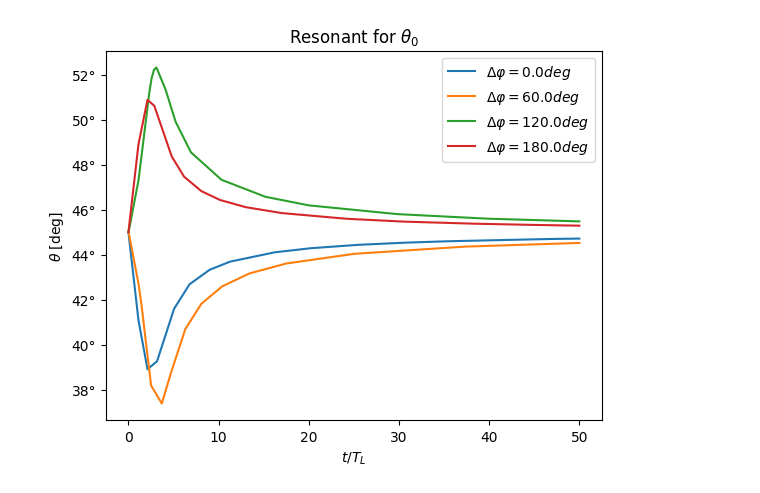
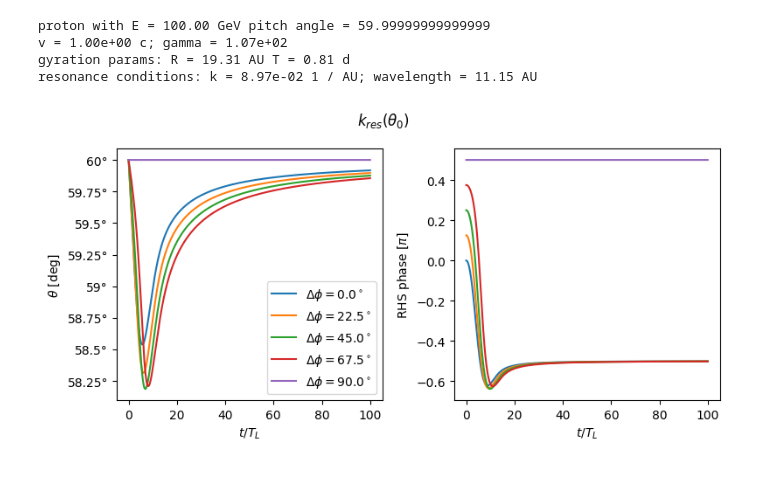
Before and after one commit to nj-vs-vh/gssi-he-th, a Jupyter notebook: Pitch Angle Diffusion Simulation.ipynb, the cells around one changed output. Drawn from its saved outputs; the diff is of its cells as text; code cells hidden in the pictures.

```diff
--- a/Pitch Angle Diffusion Simulation.ipynb
+++ b/Pitch Angle Diffusion Simulation.ipynb
@@ -391,35 +223,45 @@ def get_mu_rhs(
 # %%
-theta0 = np.pi / 4
-particle = Particle.from_energy_pitch_angle(E=100 * u.GeV, theta=theta0)
-mu_0 = np.array([np.cos(theta0)])
-T_L_ = (particle.T_L).to(T_UNIT).value
+particle = Particle.from_energy_pitch_angle(E=100 * u.GeV, theta=np.pi / 3)
+print(particle)
+# %% [output]
+proton with E = 100.00 GeV pitch angle = 59.99999999999999
+v = 1.00e+00 c; gamma = 1.07e+02
+gyration params: R = 19.31 AU T = 0.81 d
+resonance conditions: k = 8.97e-02 1 / AU; wavelength = 11.15 AU
-# %%
-_, ax = plt.subplots()
-for phase_diff in np.linspace(0, np.pi, 4):
-    fun, step = get_mu_rhs(
-        particle=particle,
-        k=particle.k_res,
-        phase_diff=phase_diff,
-        mu_0=mu_0,
-    )
-    with tqdm() as pbar:
-        solution = solve_ivp(
-            fun=fun,
-            t_span=(0, 50 * T_L_),
-            y0=mu_0,
-            args=[pbar, False],
-            first_step=step,
-            method="Radau",
-        )
-    ax.plot(
-        (solution.t * T_UNIT / particle.T_L).decompose(),
-        180 * np.arccos(solution.y[0, :]) / np.pi * u.deg,
-        label=f"$\\Delta \\varphi = {{{180 * phase_diff / np.pi * u.deg:.1f}}}$",
-    )
-label_axes(ax, "t / T_L", "\\theta")
-ax.legend()
-ax.set_title("Resonant for $\\theta_0$")
-plt.show()
-# %% [output]
-[figure, removed]
+# %%
+fig, axes = plt.subplots(ncols=2, figsize=(8, 4))
+
+for phase_diff in np.linspace(0, np.pi / 2, 5):
+    mf_params = MagneticFieldPerturbationParams(
+        k=particle.k_res,
+        phase_diff=phase_diff,
+    )
+    rhs = get_theta_rhs(particle=particle, mf_params=mf_params)
+    t_max = 100 * particle.T_L
+    t_step = particle.T_L / 31
+    t_eval = np.linspace(0, t_max, int(t_max / t_step))
+    with tqdm() as pbar:
+        solution = solve_ivp(
+            fun=rhs,
+            t_span=(0, pack_t(t_max)),
+            y0=np.array([particle.theta.to(u.rad).value]),
+            t_eval=pack_t(t_eval),
+            args=[pbar, False],
+            method="Radau",
+            max_step=pack_t(t_step),
+        )
+        trajectory = PitchAngleTrajectory.from_solution(solution, particle, mf_params)
+        trajectory.description = f"$\\Delta \\phi = {180 * phase_diff / np.pi}^\\circ$"
+        trajectory.plot_theta(axes[0])
+        trajectory.plot_rhs_phase(axes[1])
+
+label_axes(axes[0], "t / T_L", "\\theta")
+label_axes(axes[1], "t / T_L")
+axes[1].set_ylabel("RHS phase [$ \\pi $]")
+axes[0].legend()
+fig.suptitle("$k_{res}(\\theta_0)$")
+plt.tight_layout()
+plt.show()
+# %% [output]
+[figure, added]
 # %%
```
Also changed, not shown: parts of 16 cells of this notebook, 1 other file.
